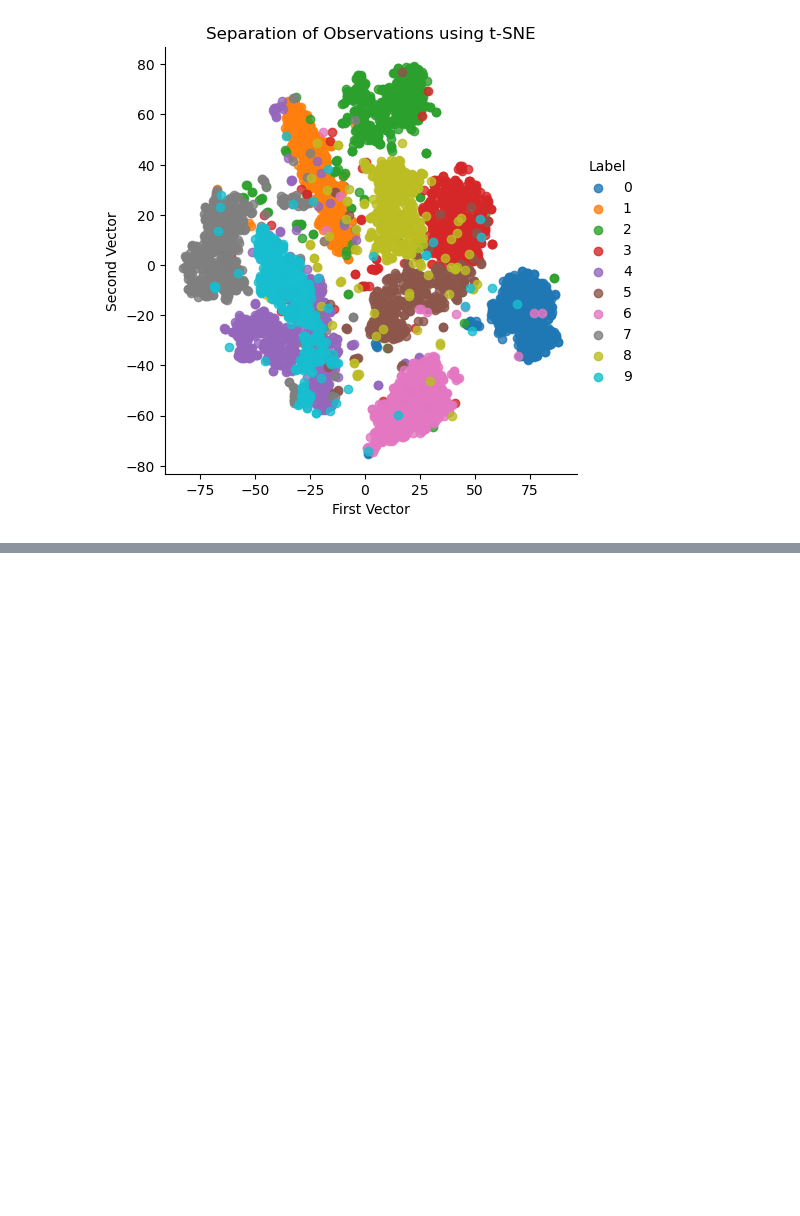
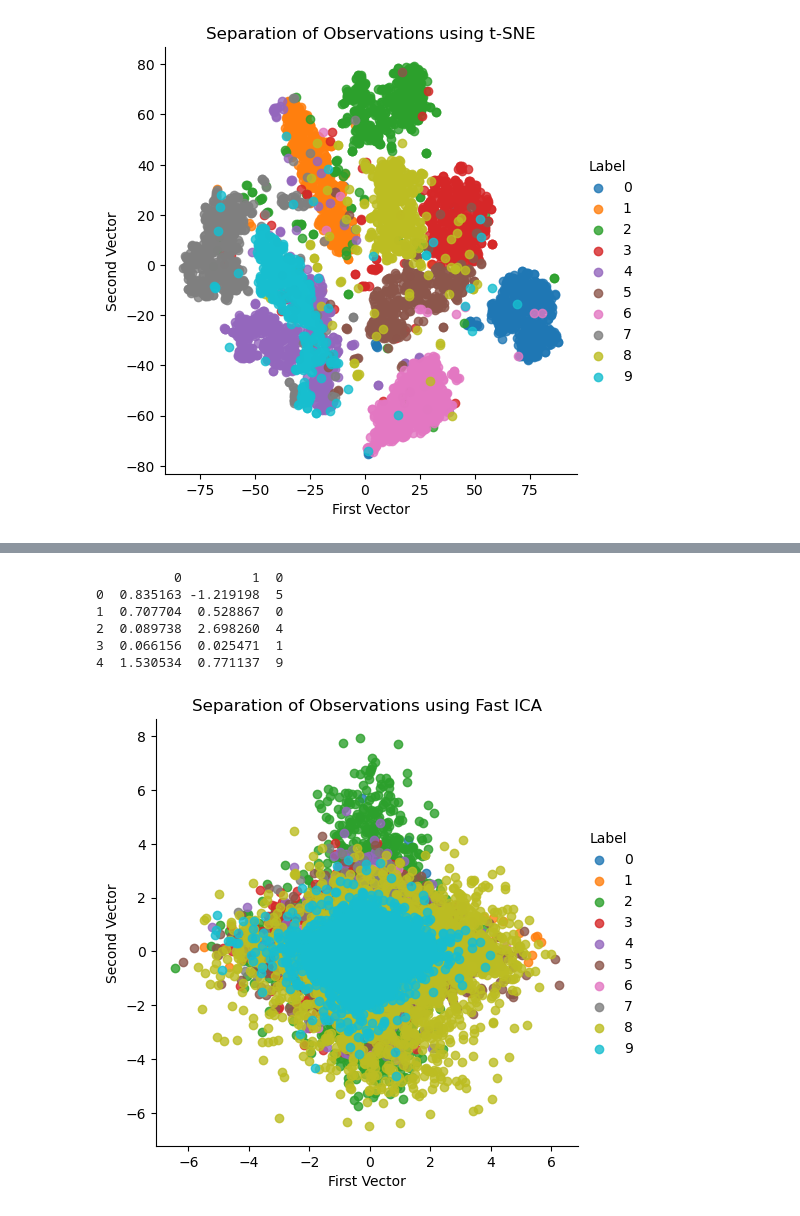
Before and after one commit to sankalp-happy/Unsupervised_Learning, a Jupyter notebook: dim_red.ipynb, the cells around one changed output, grey strips where cells are left out. Drawn from its saved outputs; the diff is of its cells as text; code cells hidden in the pictures; blank space fills up the shorter version.

```diff
--- a/dim_red.ipynb
+++ b/dim_red.ipynb
@@ -360,0 +557,22 @@ scatter_plot(X_train_tSNE, y_train, 't-SNE')
+# %%
+from sklearn.decomposition import FastICA
+
+n_components = 100
+algorithm = 'parallel'
+max_iter = 200
+random_state = 2018
+
+fast_ica = FastICA(n_components=n_components, algorithm=algorithm,  max_iter=max_iter, random_state=random_state)
+
+X_train_fast_ica = fast_ica.fit_transform(X_train)
+X_train_fast_ica = pd.DataFrame(data=X_train_fast_ica, index=train_index)
+
+scatter_plot(X_train_fast_ica, y_train, 'Fast ICA')
+# %% [output]
+          0         1  0
+0  0.835163 -1.219198  5
+1  0.707704  0.528867  0
+2  0.089738  2.698260  4
+3  0.066156  0.025471  1
+4  1.530534  0.771137  9
+[figure, added]
```
Also changed, not shown: parts of 19 cells of this notebook, 1 other file.
